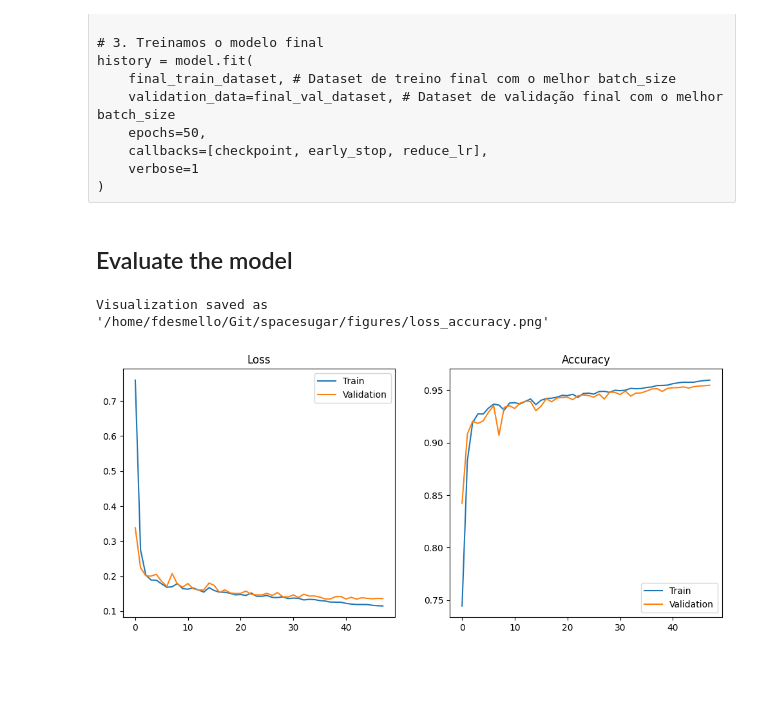
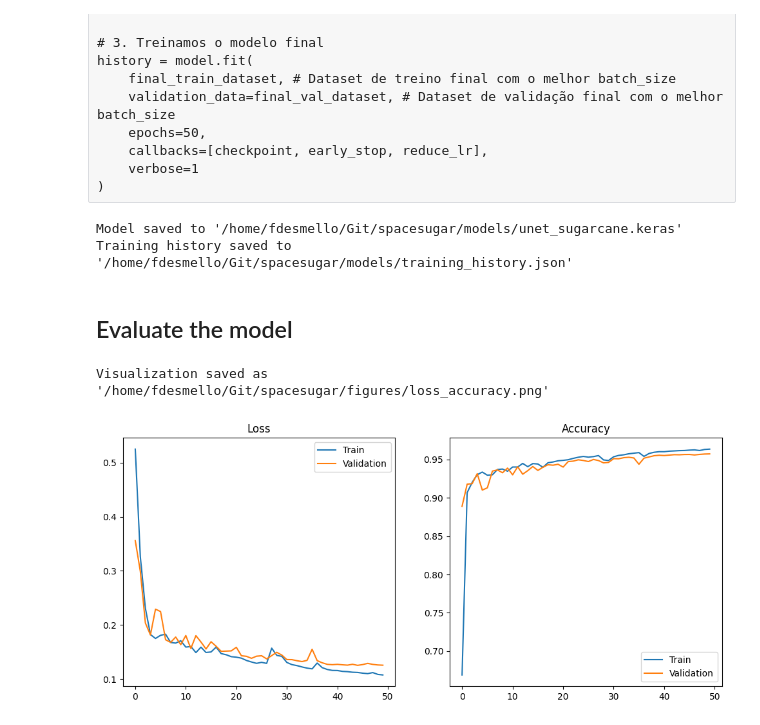
Before and after one commit to ferdesmello/spacesugar, a Jupyter notebook: training.ipynb, the cells around one changed output. Saved outputs shown, nothing was run; the diff lists cells and outputs as text; code cells hidden in the pictures; blank space fills up the shorter version.

```diff
--- a/training.ipynb
+++ b/training.ipynb
@@ -704,34 +728,54 @@ history = model.fit(
     verbose=1
 )
 # %%
-# Save the model
-model.save(base_path / "models" / "unet_sugarcane.keras")
+# Save the model and its history for future use.
+# The model is saved in the Keras format (.keras) which includes both architecture and weights.
+
+if not flag_load_model:
+	# Save the model.
+	model_path = base_path / "models" / "unet_sugarcane.keras"
+	model.save(str(model_path))
+	print(f"Model saved to '{model_path}'")
+
+	# Save the training history as a JSON file for future reference.
+	history_path = base_path / "models" / "training_history.json"
+	with open(str(history_path), 'w') as f:
+		json.dump(history_dict, f)
+	print(f"Training history saved to '{history_path}'")
+else:
+	print("Model loaded, skipping saving model and history.")
+# %% [output]
+Model saved to '/home/fdesmello/Git/spacesugar/models/unet_sugarcane.keras'
+Training history saved to '/home/fdesmello/Git/spacesugar/models/training_history.json'
 # %% [markdown]
 ## Evaluate the model
 # %%
 # Plot the learning curves
-plt.figure(figsize=(12,5))
+if history_dict:
+	plt.figure(figsize=(12,5))
 
-plt.subplot(1,2,1)
-plt.plot(history.history["loss"], label="Train")
-plt.plot(history.history["val_loss"], label="Validation")
-plt.title("Loss")
-plt.legend()
+	plt.subplot(1,2,1)
+	plt.plot(history.history["loss"], label="Train")
+	plt.plot(history.history["val_loss"], label="Validation")
+	plt.title("Loss")
+	plt.legend()
 
-plt.subplot(1,2,2)
-plt.plot(history.history["binary_accuracy"], label="Train")
-plt.plot(history.history["val_binary_accuracy"], label="Validation")
-plt.title("Accuracy")
-plt.legend()
+	plt.subplot(1,2,2)
+	plt.plot(history.history["binary_accuracy"], label="Train")
+	plt.plot(history.history["val_binary_accuracy"], label="Validation")
+	plt.title("Accuracy")
+	plt.legend()
 
-file_path = base_path / "figures" / "loss_accuracy.png"
-plt.savefig(file_path, dpi=300, bbox_inches='tight')
-print(f"\nVisualization saved as '{file_path}'")
+	file_path = base_path / "figures" / "loss_accuracy.png"
+	plt.savefig(file_path, dpi=300, bbox_inches='tight')
+	print(f"\nVisualization saved as '{file_path}'")
 
-plt.show()
+	plt.show()
+else:
+	print("Model loaded, skipping training and learning curve visualization.")
 # %% [output]
 Visualization saved as '/home/fdesmello/Git/spacesugar/figures/loss_accuracy.png'
-[figure, old version]
+[figure, new version]
 # %%
 # Make all the predictions on the test set and visualize 4 random results
 
```
Also changed, not shown: parts of 8 cells of this notebook, 25 other files.
